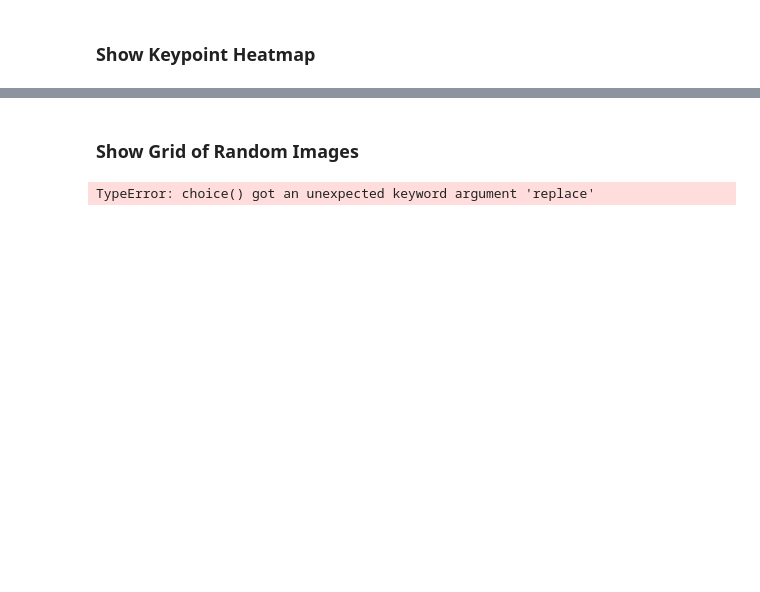
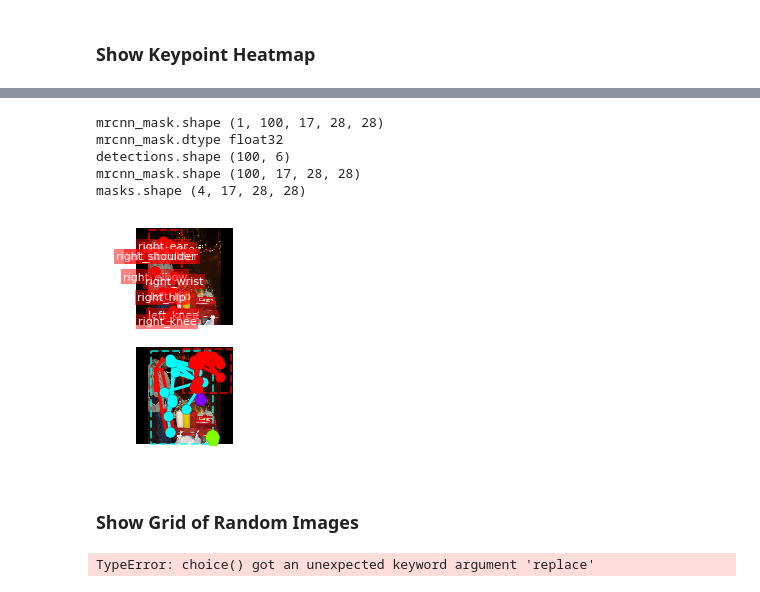
Before and after one commit to bitsauce/Keypoint_RCNN, a Jupyter notebook: keypoints_inspect.ipynb, the cells around one changed output, grey strips where cells are left out. Drawn from its saved outputs; the diff is of its cells as text; code cells hidden in the pictures; blank space fills up the shorter version.

```diff
--- a/keypoints_inspect.ipynb
+++ b/keypoints_inspect.ipynb
@@ -275,3 +270,40 @@ masks                    shape: (5, 17, 1024, 1024)   min:    0.00000  max:    1
+# %%
+# Load an image from the validation set
+image_id = np.random.choice(dataset_val.image_ids)
+
+# Get ground truth masks and bboxes
+image, image_meta, gt_class_ids, gt_kp_ids, gt_bbox, gt_kp_masks = \
+    modellib.load_image_gt(dataset_val, config, image_id)
+
+_, axes = plt.subplots(2, 1)
+
+# Show skeletons
+visualize.display_keypoints(image, gt_bbox,
+                            utils.sparse_to_dense_masks(gt_kp_masks, image.shape),
+                            gt_kp_ids,
+                            skeleton=dataset_train.skeleton,
+                            captions=dataset_train.kp_class_names,
+                            ax=axes[0])
+
+# Run the inference pipeline on the previous image
+results = model.detect([image])
+r = results[0]
+bbox, masks = r["rois"], r["masks"]
+
+# Show skeletons
+visualize.display_keypoints(image, bbox, masks,
+                            skeleton=dataset_train.skeleton,
+                            figsize=(8, 8),
+                            ax=axes[1])
+
+plt.show()
+# %% [output]
+mrcnn_mask.shape (1, 100, 17, 28, 28)
+mrcnn_mask.dtype float32
+detections.shape (100, 6)
+mrcnn_mask.shape (100, 17, 28, 28)
+masks.shape (4, 17, 28, 28)
+[figure, added]
 # %% [markdown]
 ### Show Grid of Random Images
 # %%
```
Also changed, not shown: parts of 7 cells of this notebook, 4 other files.
